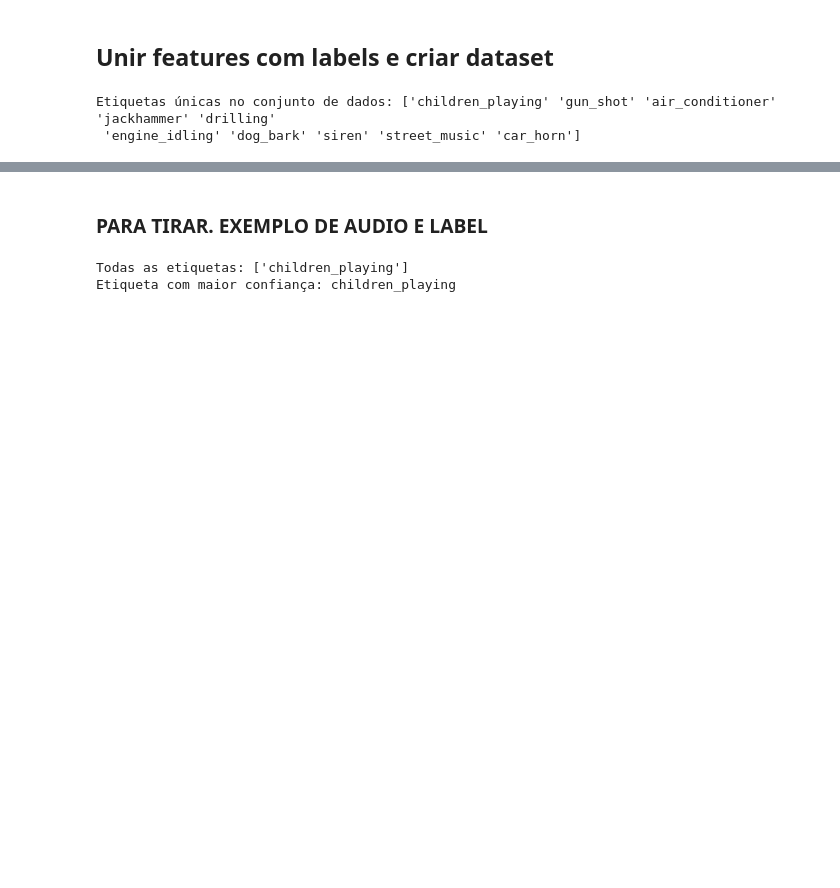
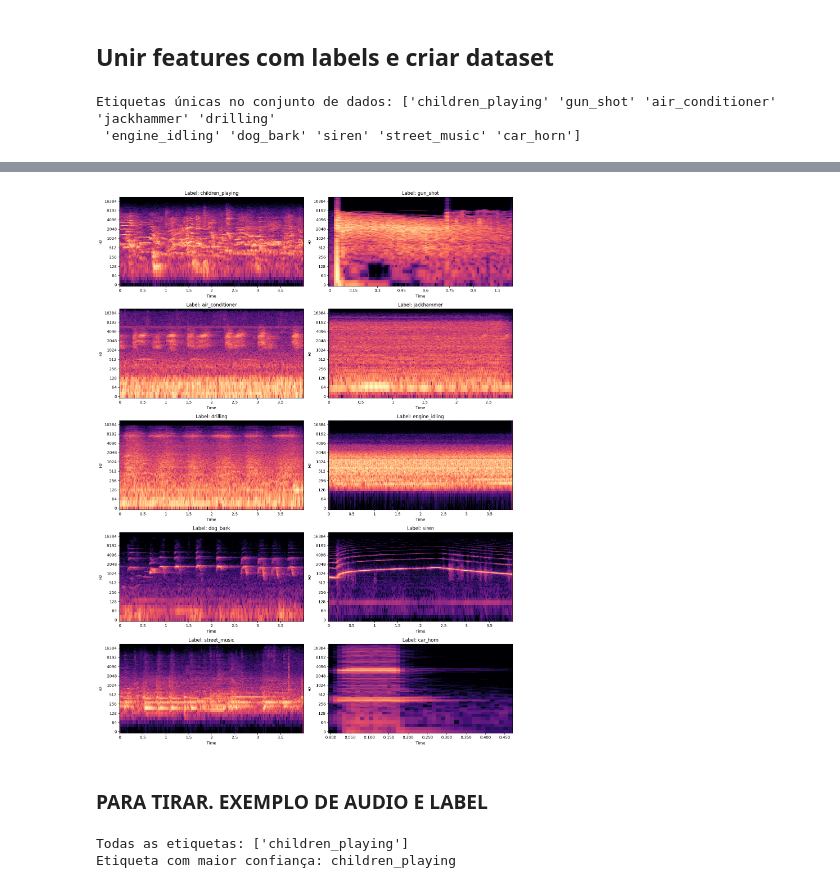
Before and after one commit to guilhermevaz8/deep-learning-classifiers-for-urban-sound-data, a Jupyter notebook: Modified_Project_Notebook.ipynb, the cells around one changed output, grey strips where cells are left out. Drawn from its saved outputs; the diff is of its cells as text; code cells hidden in the pictures; blank space fills up the shorter version.

```diff
--- a/Modified_Project_Notebook.ipynb
+++ b/Modified_Project_Notebook.ipynb
@@ -116,3 +135,37 @@ Etiquetas únicas no conjunto de dados: ['children_playing' 'gun_shot' 'air_cond
+# %%
+# Preparando o layout para os subplots
+fig, axes = plt.subplots(nrows=5, ncols=2, figsize=(15, 20))  #tamanho dos subplots
+axes = axes.flatten()  # array unidimensional
+
+processed_labels = set()
+label_count = 0
+
+for clip in dataset.clip_ids:
+    audio_clip = dataset.clip(clip)
+
+    audio_data, sample_rate = audio_clip.audio
+    tags = audio_clip.tags
+    label = tags.labels[np.argmax(tags.confidence)]
+
+    if label not in processed_labels:
+        processed_labels.add(label)
+
+        # Meter grafico no subplot correspondente
+        librosa.display.specshow(librosa.amplitude_to_db(librosa.stft(audio_data), ref=np.max),
+                                 sr=sample_rate,
+                                 x_axis='time',
+                                 y_axis='log',
+                                 ax=axes[label_count])
+        axes[label_count].set_title(f'Label: {label}')
+        label_count += 1
+
+        if label_count >= 10:  # Se já tiver os 10 graficos
+            break
+
+plt.tight_layout()
+plt.show()
+# %% [output]
+[figure, added]
 # %% [markdown]
 ### PARA TIRAR. EXEMPLO DE AUDIO E LABEL
 # %%
```
Also changed, not shown: parts of 12 cells of this notebook.
